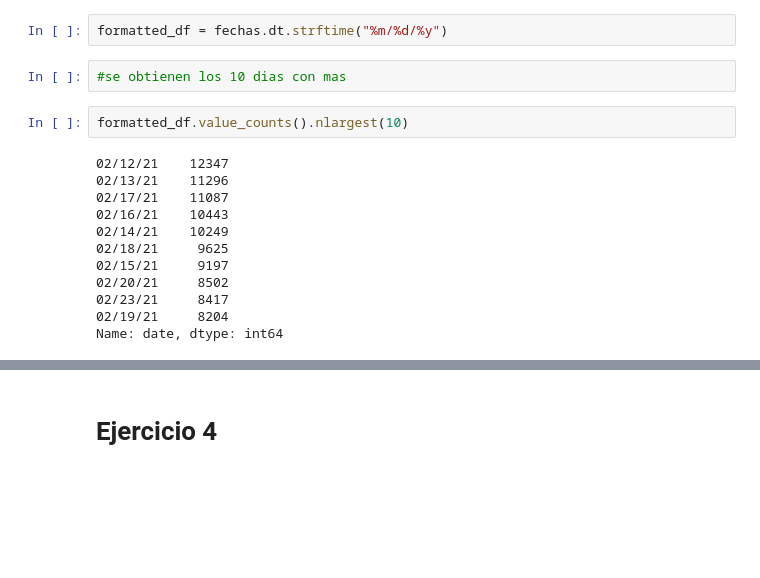
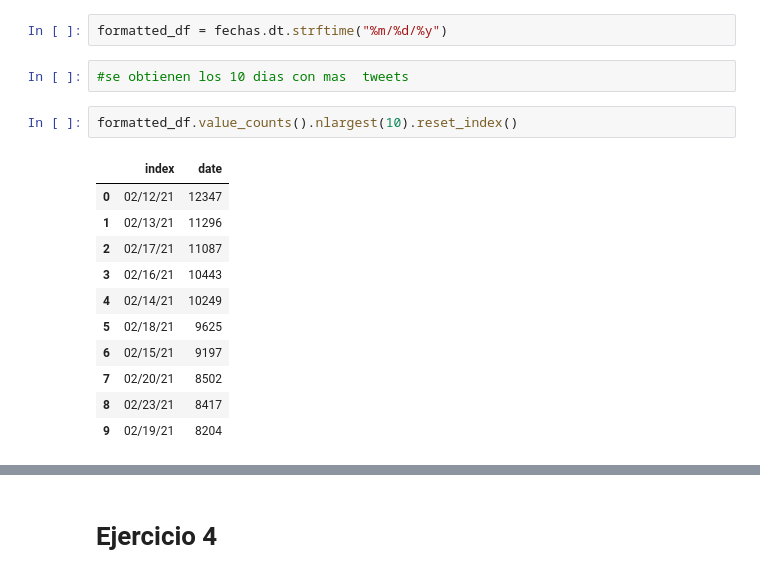
Before and after one commit to apachaii/Data-Engineer---Danilo-Molina, a Jupyter notebook: Data Engineer - Danilo Molina.ipynb, the cells around one changed output, grey strips where cells are left out. Drawn from its saved outputs; the diff is of its cells as text; blank space fills up the shorter version.

```diff
--- a/Data Engineer - Danilo Molina.ipynb
+++ b/Data Engineer - Danilo Molina.ipynb
@@ -82,18 +99,18 @@ fechas = DataSet['date']
 # %%
 formatted_df = fechas.dt.strftime("%m/%d/%y")
 # %%
-#se obtienen los 10 dias con mas
+#se obtienen los 10 dias con mas  tweets
 # %%
-formatted_df.value_counts().nlargest(10)
+formatted_df.value_counts().nlargest(10).reset_index()
 # %% [output]
-02/12/21    12347
-02/13/21    11296
-02/17/21    11087
-02/16/21    10443
-02/14/21    10249
-02/18/21     9625
-02/15/21     9197
-02/20/21     8502
-02/23/21     8417
-02/19/21     8204
-Name: date, dtype: int64
+|  | index | date |
+| 0 | 02/12/21 | 12347 |
+| 1 | 02/13/21 | 11296 |
+| 2 | 02/17/21 | 11087 |
+| 3 | 02/16/21 | 10443 |
+| 4 | 02/14/21 | 10249 |
+| 5 | 02/18/21 | 9625 |
+| 6 | 02/15/21 | 9197 |
+| 7 | 02/20/21 | 8502 |
+| 8 | 02/23/21 | 8417 |
+| 9 | 02/19/21 | 8204 |
```
Also changed, not shown: parts of 29 cells of this notebook.
